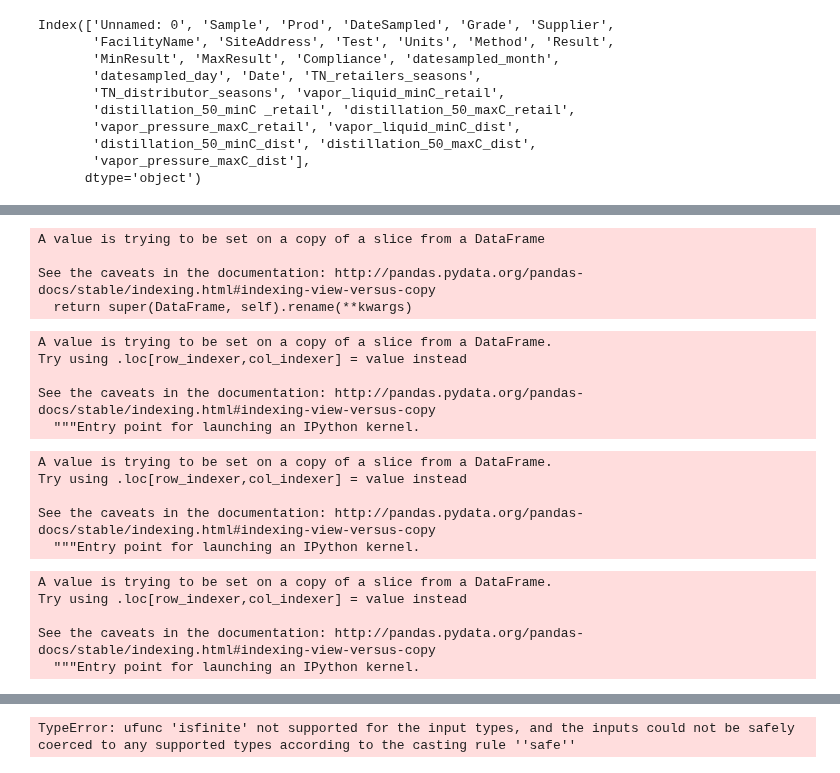
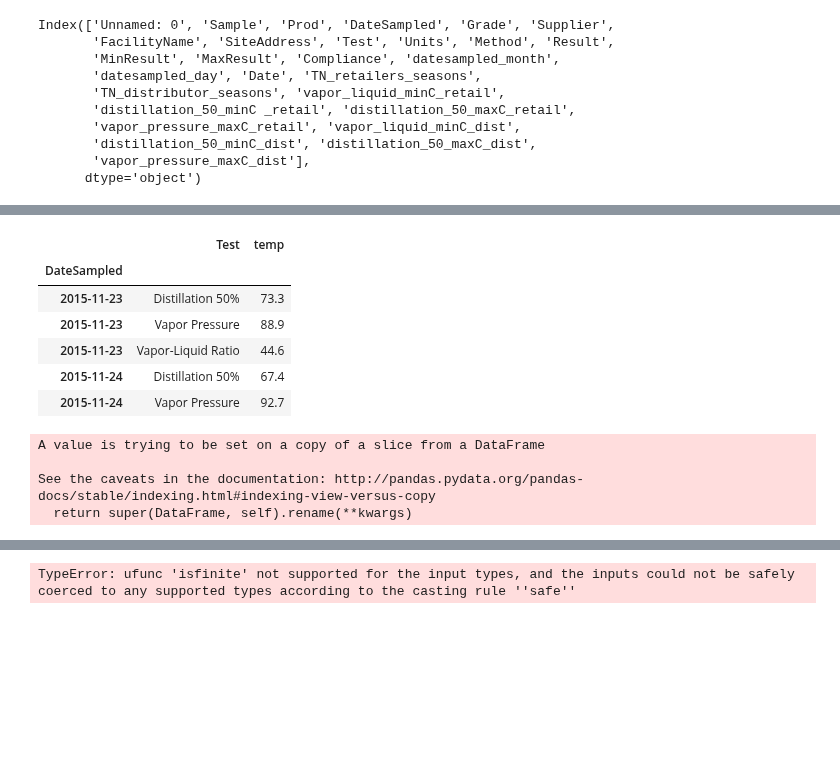
Before and after one commit to mishaberrien/tenessee-fuel-quality-analysis, a Jupyter notebook: notebooks/03_analysis/07302019-kph-time-analysis.ipynb, the cells around one changed output, grey strips where cells are left out. Drawn from its saved outputs; the diff is of its cells as text; code cells hidden in the pictures; blank space fills up the shorter version.

```diff
--- a/notebooks/03_analysis/07302019-kph-time-analysis.ipynb
+++ b/notebooks/03_analysis/07302019-kph-time-analysis.ipynb
@@ -37,0 +49,2 @@ Index(['Unnamed: 0', 'Sample', 'Prod', 'DateSampled', 'Grade', 'Supplier',
+# %%
+volatility_results_df['Result'] = volatility_results_df.Result.replace('  ', np.nan)
@@ -38,2 +80,13 @@ Index(['Unnamed: 0', 'Sample', 'Prod', 'DateSampled', 'Grade', 'Supplier',
+# %%
+volatility_results_floats_df = volatility_results_df.dropna()
+volatility_results_floats_df.head()
+# %% [output]
+|  | Test | temp |
+| DateSampled |  |  |
+| 2015-11-23 | Distillation 50% | 73.3 |
+| 2015-11-23 | Vapor Pressure | 88.9 |
+| 2015-11-23 | Vapor-Liquid Ratio | 44.6 |
+| 2015-11-24 | Distillation 50% | 67.4 |
+| 2015-11-24 | Vapor Pressure | 92.7 |
 # %%
 # Make data frames for each test to compare seasonality with temperature results of test
@@ -50,27 +106,3 @@ A value is trying to be set on a copy of a slice from a DataFrame
 
 See the caveats in the documentation: http://pandas.pydata.org/pandas-docs/stable/indexing.html#indexing-view-versus-copy
   return super(DataFrame, self).rename(**kwargs)
-# %%
-distillation_50_df['Result_deg_C'] = distillation_50_df.Result_deg_C.replace(' ', np.nan)
-# %% [output]
-A value is trying to be set on a copy of a slice from a DataFrame.
-Try using .loc[row_indexer,col_indexer] = value instead
-
-See the caveats in the documentation: http://pandas.pydata.org/pandas-docs/stable/indexing.html#indexing-view-versus-copy
-  """Entry point for launching an IPython kernel.
-# %%
-distillation_50_df['Result_deg_C'] = distillation_50_df.Result_deg_C.replace('86..7', '86.7')
-# %% [output]
-A value is trying to be set on a copy of a slice from a DataFrame.
-Try using .loc[row_indexer,col_indexer] = value instead
-
-See the caveats in the documentation: http://pandas.pydata.org/pandas-docs/stable/indexing.html#indexing-view-versus-copy
-  """Entry point for launching an IPython kernel.
-# %%
-distillation_50_df['Result_deg_C'] = distillation_50_df.Result_deg_C.replace('70.3.', '70.3')
-# %% [output]
-A value is trying to be set on a copy of a slice from a DataFrame.
-Try using .loc[row_indexer,col_indexer] = value instead
-
-See the caveats in the documentation: http://pandas.pydata.org/pandas-docs/stable/indexing.html#indexing-view-versus-copy
-  """Entry point for launching an IPython kernel.
```
Also changed, not shown: parts of 14 cells of this notebook.
